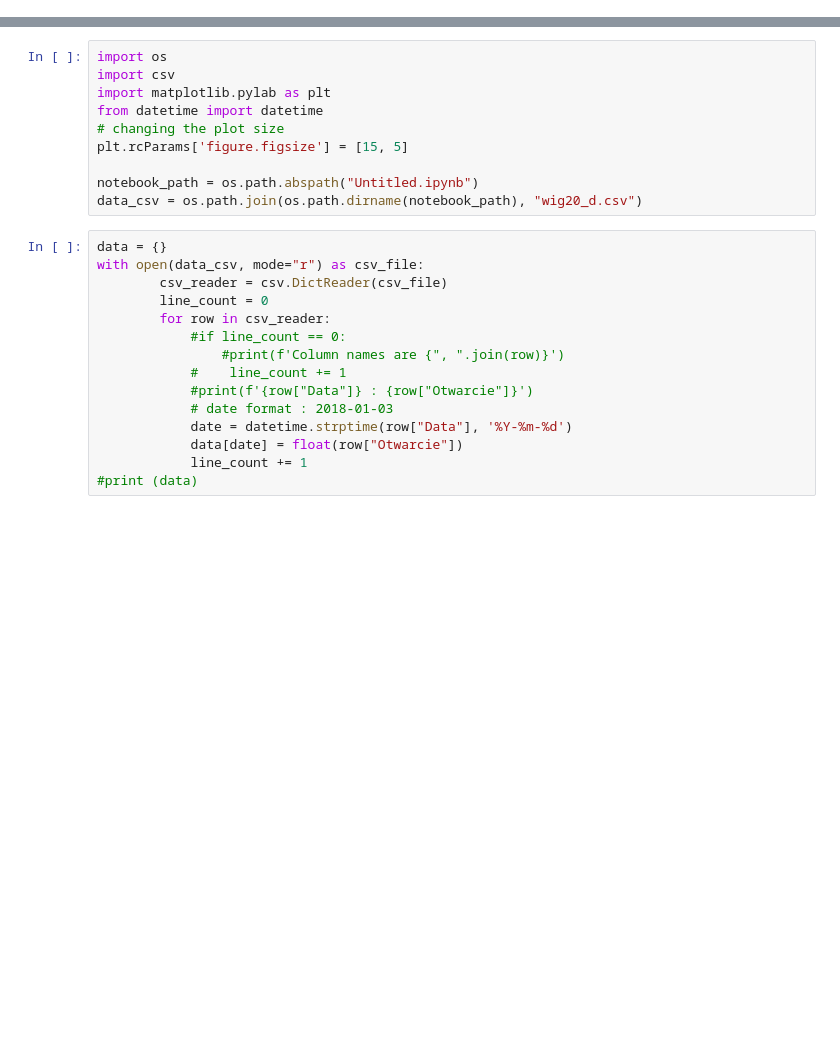
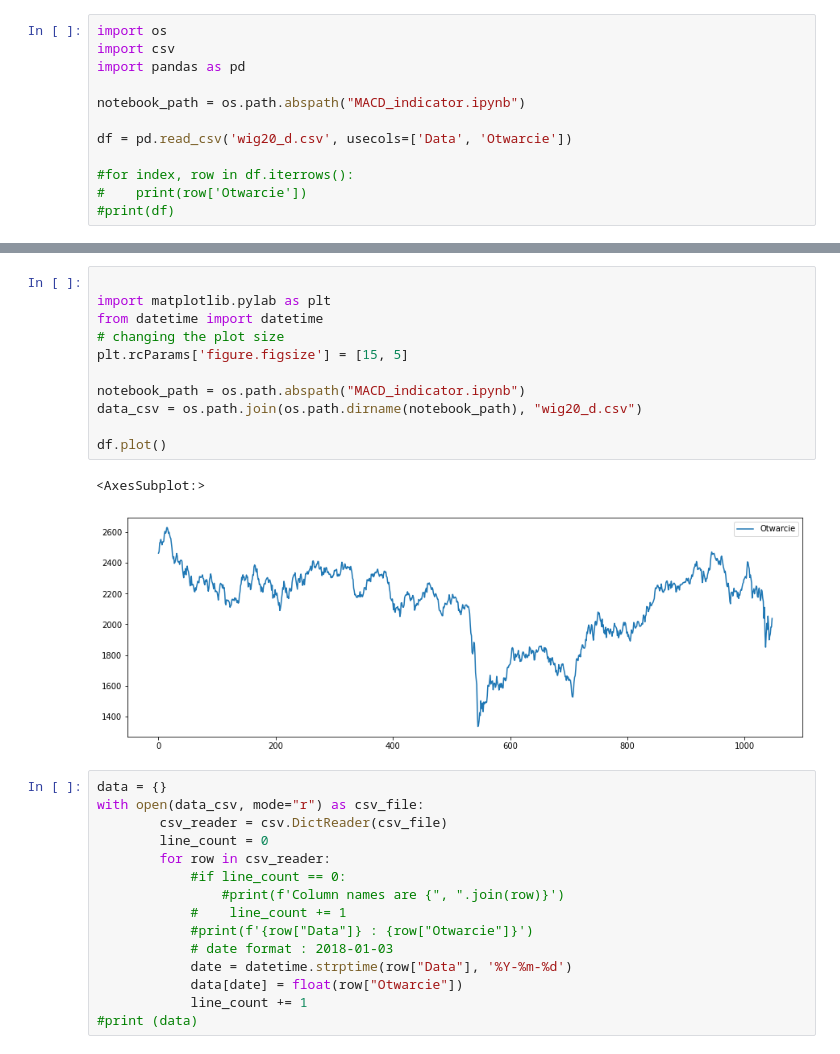
Before and after one commit to bartoz1/MACD_indicator, a Jupyter notebook: MACD_indicator.ipynb, the cells around one changed output, grey strips where cells are left out. Drawn from its saved outputs; the diff is of its cells as text; blank space fills up the shorter version.

Commit message:
opening csv with pandas

```diff
--- a/MACD_indicator.ipynb
+++ b/MACD_indicator.ipynb
@@ -0,0 +1,12 @@
+# %%
+import os
+import csv
+import pandas as pd
+
+notebook_path = os.path.abspath("MACD_indicator.ipynb")
+
+df = pd.read_csv('wig20_d.csv', usecols=['Data', 'Otwarcie'])
+
+#for index, row in df.iterrows():
+#    print(row['Otwarcie'])
+#print(df)
@@ -1,13 +24,17 @@
 # %%
-import os
-import csv
+
 import matplotlib.pylab as plt
 from datetime import datetime
 # changing the plot size
 plt.rcParams['figure.figsize'] = [15, 5]
 
-notebook_path = os.path.abspath("Untitled.ipynb")
+notebook_path = os.path.abspath("MACD_indicator.ipynb")
 data_csv = os.path.join(os.path.dirname(notebook_path), "wig20_d.csv")
+
+df.plot()
+# %% [output]
+<AxesSubplot:>
+[figure, added]
 # %%
 data = {}
 with open(data_csv, mode="r") as csv_file:
```
Also changed, not shown: parts of 1 cell of this notebook.
